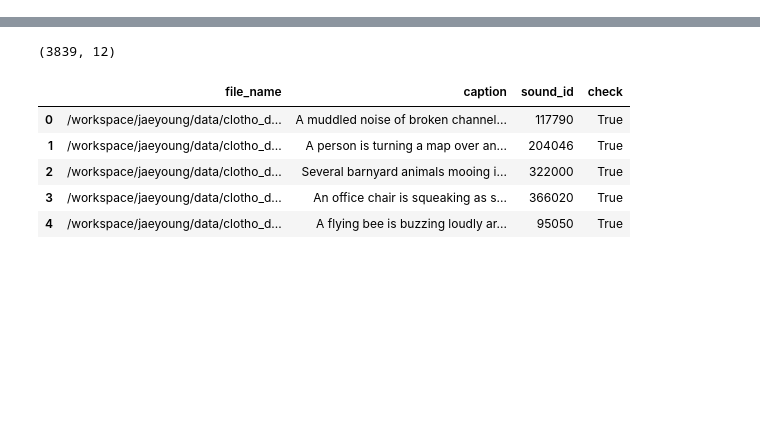
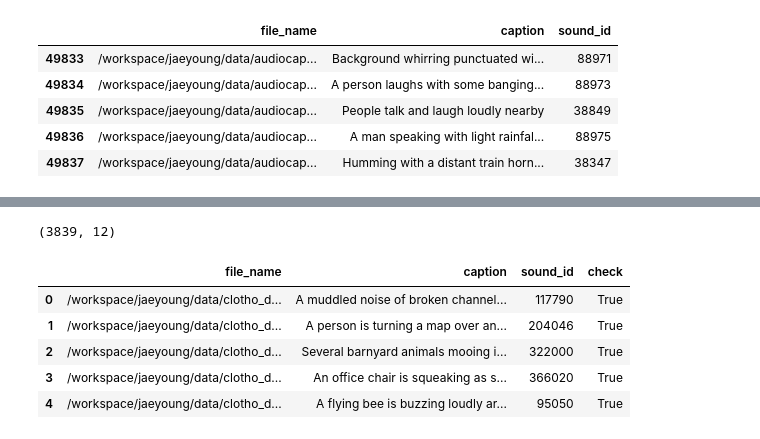
Before and after one commit to jyshin0926/audio_retrieval, a Jupyter notebook: ONE-PEACE/one_peace/data/check_df.ipynb, the cells around one changed output, grey strips where cells are left out. Saved outputs shown, nothing was run; the diff lists cells and outputs as text; code cells hidden in the pictures; blank space fills up the shorter version.

```diff
--- a/ONE-PEACE/one_peace/data/check_df.ipynb
+++ b/ONE-PEACE/one_peace/data/check_df.ipynb
@@ -3,0 +20,10 @@ import numpy as np
+# %%
+_acaps_df = acaps_df[['file_name', 'caption','sound_id']]
+_acaps_df.tail()
+# %% [output]
+|  | file_name | caption | sound_id |
+| 49833 | /workspace/jaeyoung/data/audiocap... | Background whirring punctuated wi... | 88971 |
+| 49834 | /workspace/jaeyoung/data/audiocap... | A person laughs with some banging... | 88973 |
+| 49835 | /workspace/jaeyoung/data/audiocap... | People talk and laugh loudly nearby | 38849 |
+| 49836 | /workspace/jaeyoung/data/audiocap... | A man speaking with light rainfal... | 88975 |
+| 49837 | /workspace/jaeyoung/data/audiocap... | Humming with a distant train horn... | 38347 |
```
Also changed, not shown: parts of 7 cells of this notebook, 1 other file.
